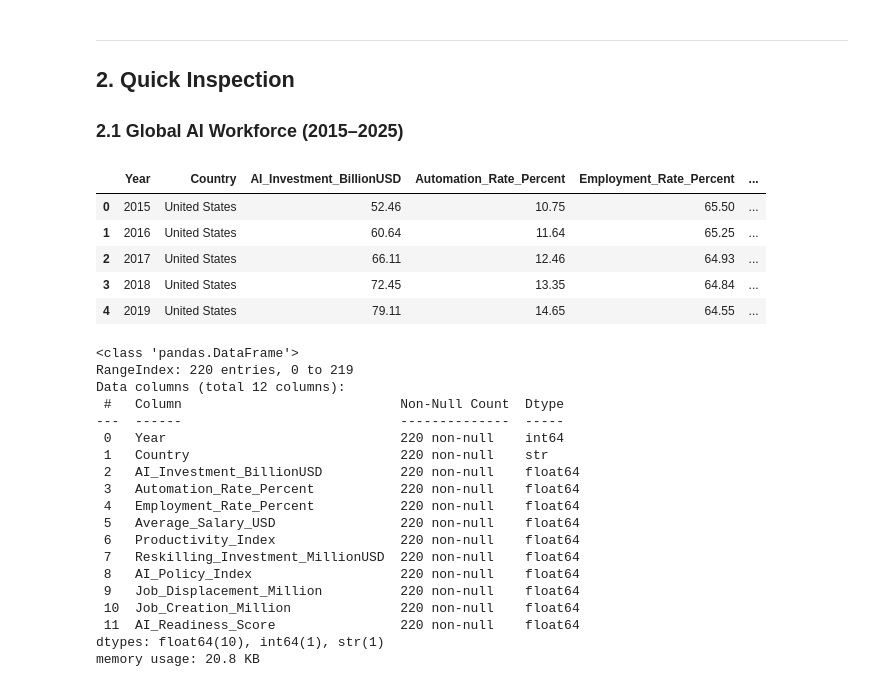
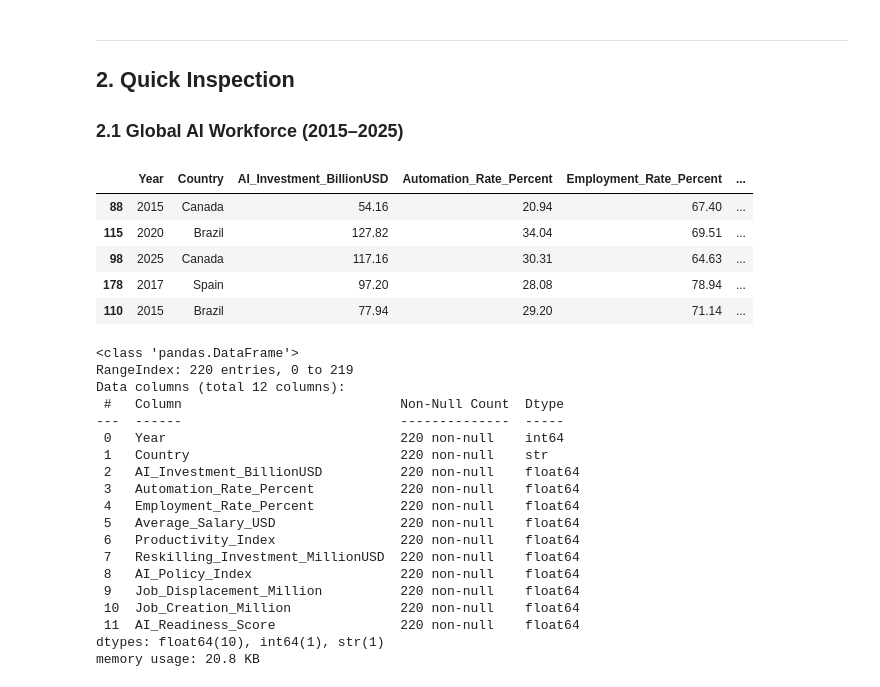
Before and after one commit to tabbba/Data-Visualization-, a Jupyter notebook: data_cleaning.ipynb, the cells around one changed output. Cells and saved outputs as stored; diff of their text form; code cells hidden in the pictures.

```diff
--- a/data_cleaning.ipynb
+++ b/data_cleaning.ipynb
@@ -35,15 +35,15 @@ trends    : (30000, 13)
 ---
 ## 2. Quick Inspection
 ### 2.1 Global AI Workforce (2015–2025)
-# %%
-df_workforce.head()
-# %% [output]
-|  | Year | Country | AI_Investment_BillionUSD | Automation_Rate_Percent | Employment_Rate_Percent | ... |
-| 0 | 2015 | United States | 52.46 | 10.75 | 65.50 | ... |
-| 1 | 2016 | United States | 60.64 | 11.64 | 65.25 | ... |
-| 2 | 2017 | United States | 66.11 | 12.46 | 64.93 | ... |
-| 3 | 2018 | United States | 72.45 | 13.35 | 64.84 | ... |
-| 4 | 2019 | United States | 79.11 | 14.65 | 64.55 | ... |
+# %%
+df_workforce.sample(5)
+# %% [output]
+|  | Year | Country | AI_Investment_BillionUSD | Automation_Rate_Percent | Employment_Rate_Percent | ... |
+| 88 | 2015 | Canada | 54.16 | 20.94 | 67.40 | ... |
+| 115 | 2020 | Brazil | 127.82 | 34.04 | 69.51 | ... |
+| 98 | 2025 | Canada | 117.16 | 30.31 | 64.63 | ... |
+| 178 | 2017 | Spain | 97.20 | 28.08 | 78.94 | ... |
+| 110 | 2015 | Brazil | 77.94 | 29.20 | 71.14 | ... |
 # %%
 df_workforce.info()
 # %% [output]
```
Also changed, not shown: parts of 10 cells of this notebook.
